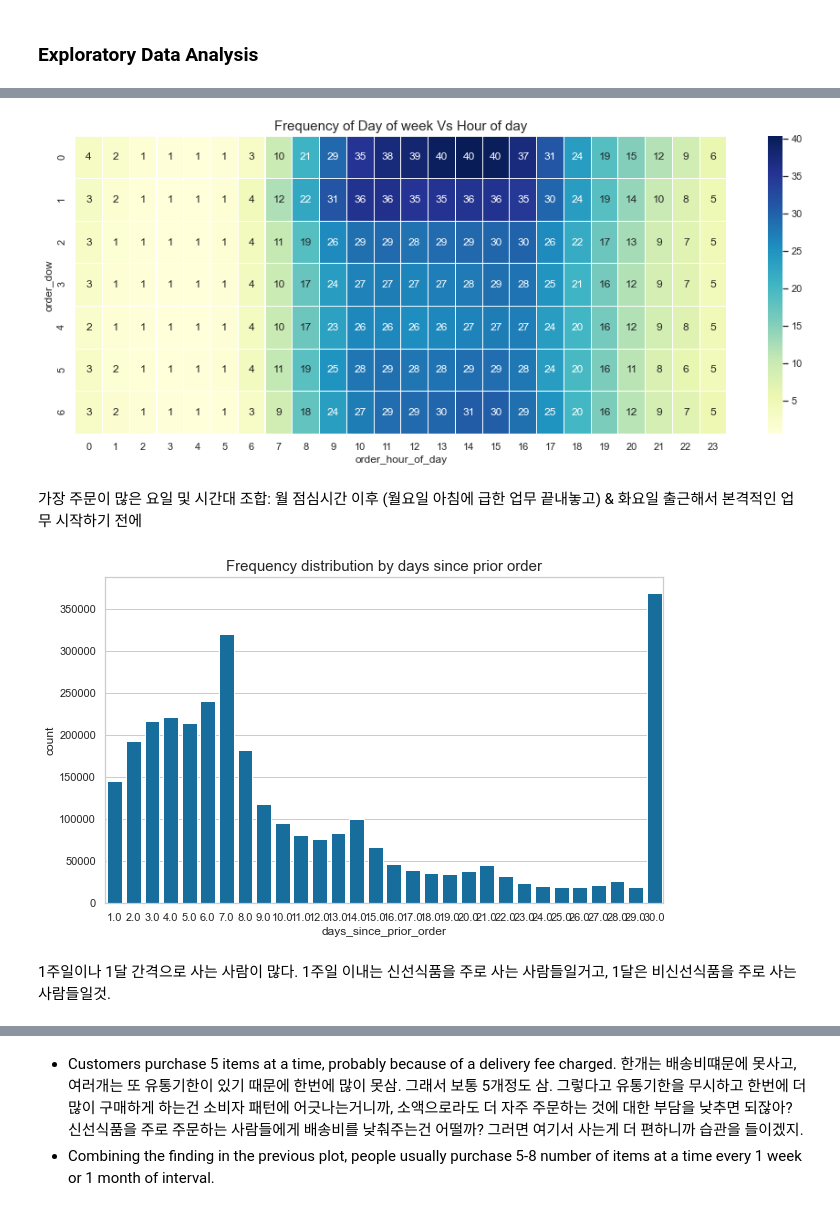
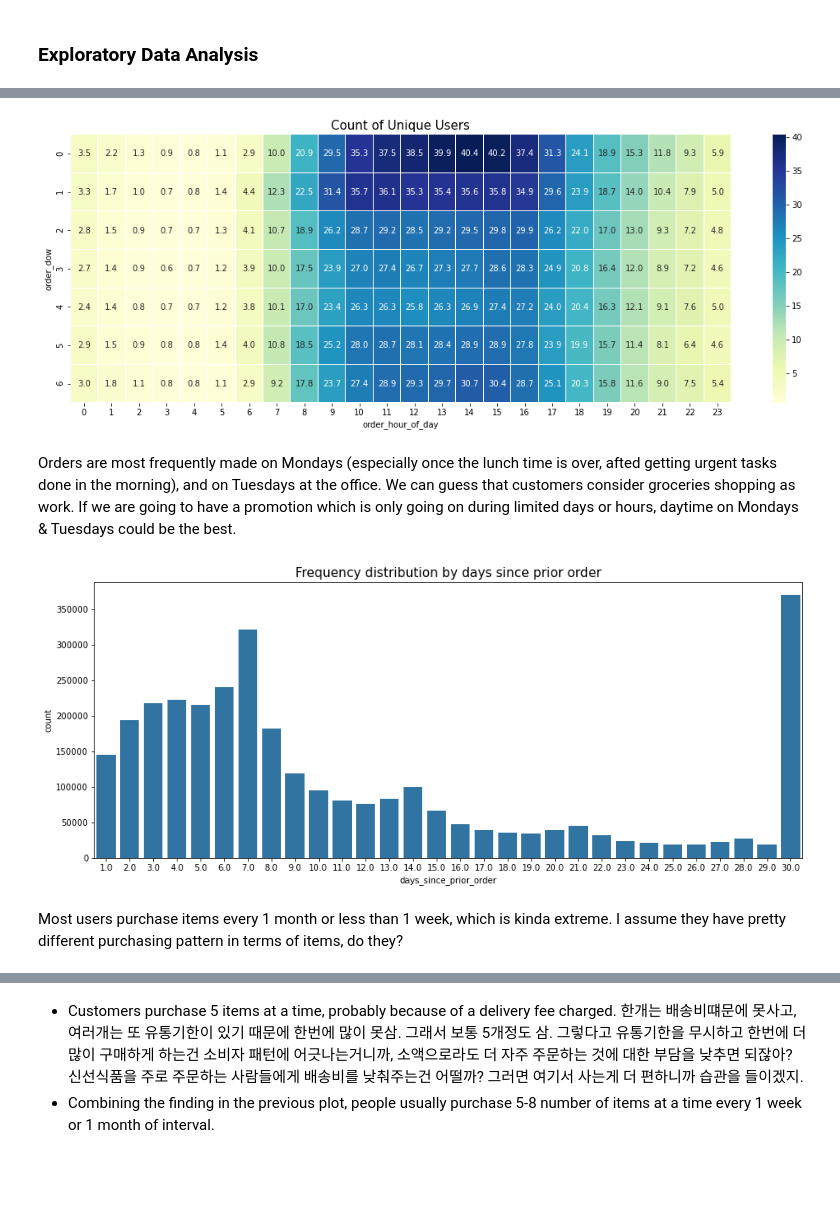
Before and after one commit to miji-lee-kr/Market_Basket_Analysis, a Jupyter notebook: Market_Basket_Analysis.ipynb, the cells around one changed output, grey strips where cells are left out. Saved outputs shown, nothing was run; the diff lists cells and outputs as text; code cells hidden in the pictures; blank space fills up the shorter version.

```diff
--- a/Market_Basket_Analysis.ipynb
+++ b/Market_Basket_Analysis.ipynb
@@ -164,23 +148,20 @@ plt.title("Frequency of Day of week Vs Hour of day", size = 15);
 # %%
-# 주문자수 많은 시간대와 요일 조합
-
 grouped_df = orders.groupby(["order_dow", "order_hour_of_day"])["user_id"].agg(lambda x: x.nunique()/1000).reset_index()
 grouped_df = grouped_df.pivot('order_dow', 'order_hour_of_day', 'user_id')
 
-plt.figure(figsize=(16,6))
-sns.heatmap(grouped_df, cmap = 'YlGnBu', annot=True, fmt="1.0f", linewidths = .1)
-plt.title("Frequency of Day of week Vs Hour of day", size = 15);
+plt.figure(figsize=(18,6))
+sns.heatmap(grouped_df, cmap = 'YlGnBu', annot=True, fmt="1.1f", linewidths = .1)
+plt.title("Count of Unique Users", size = 15);
 # %% [output]
-[figure, old version]
+[figure, new version]
-# %% [markdown]
-가장 주문이 많은 요일 및 시간대 조합: 월 점심시간 이후 (월요일 아침에 급한 업무 끝내놓고) & 화요일 출근해서 본격적인 업무 시작하기 전에
+# %% [markdown]
+Orders are most frequently made on Mondays (especially once the lunch time is over, afted getting urgent tasks done in the morning), and on Tuesdays at the office. We can guess that customers consider groceries shopping as work. If we are going to have a promotion which is only going on during limited days or hours, daytime on Mondays & Tuesdays could be the best.
 # %%
-plt.figure(figsize=(10,6))
+plt.figure(figsize=(15,6))
 sns.countplot(x="days_since_prior_order", data=orders.query('days_since_prior_order > 0'), color=color)
 plt.title("Frequency distribution by days since prior order", fontsize=15);
 # %% [output]
-[figure, old version]
+[figure, new version]
 # %% [markdown]
-1주일이나 1달 간격으로 사는 사람이 많다.
-1주일 이내는 신선식품을 주로 사는 사람들일거고, 1달은 비신선식품을 주로 사는 사람들일것.
+Most users purchase items every 1 month or less than 1 week, which is kinda extreme. I assume they have pretty different purchasing pattern in terms of items, do they?
 # %%
```
Also changed, not shown: parts of 39 cells of this notebook.
